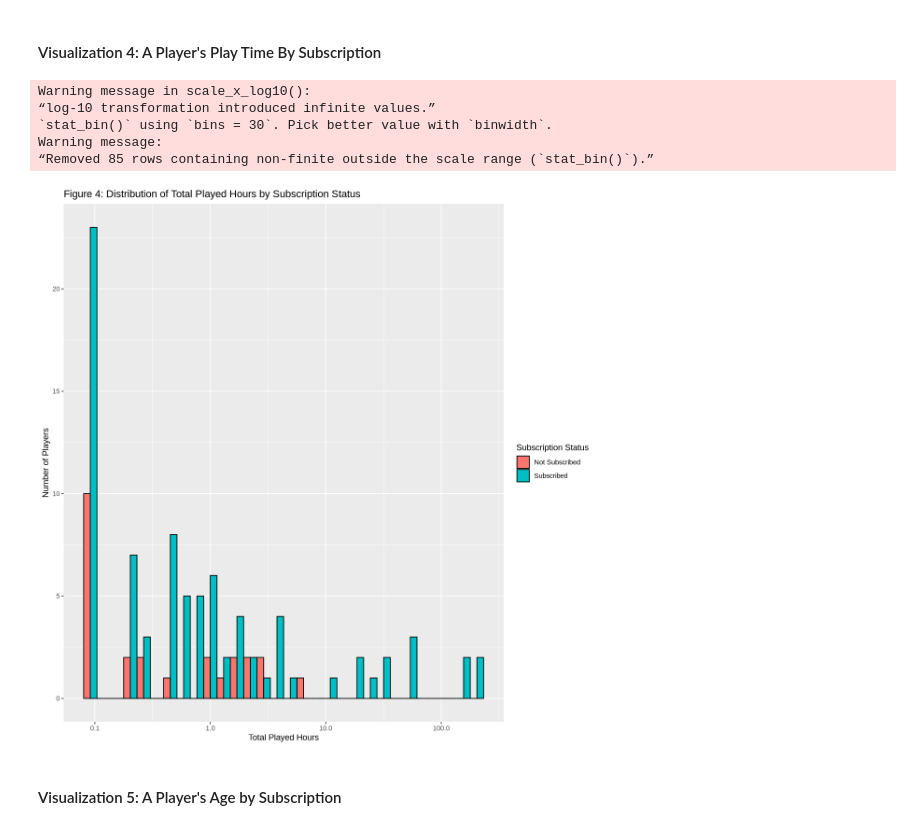
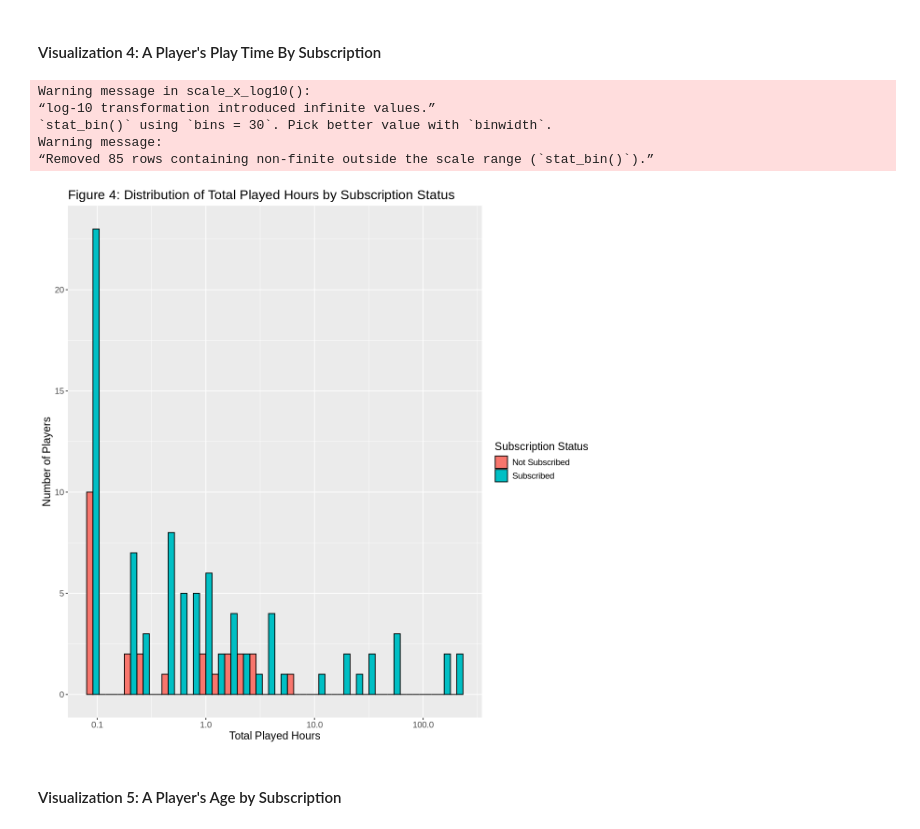
Before and after one commit to crowbirdy/project-003-29, a Jupyter notebook: Final_project.ipynb, the cells around one changed output. Drawn from its saved outputs; the diff is of its cells as text; code cells hidden in the pictures.

```diff
--- a/Final_project.ipynb
+++ b/Final_project.ipynb
@@ -165,24 +186,25 @@ subscription_distribution_plot
 # %%
 # visualization of player's play time distribution by subscription staus
 options (repr.plot.width = 10, repr.plot.height = 10)
 
 total_played_hours_plot <- ggplot(players_tidy, aes(x = played_hours, fill = subscribe)) +
   geom_histogram(color = "black", position = "dodge") +
   scale_x_log10() +
   labs(
     title = "Figure 4: Distribution of Total Played Hours by Subscription Status",
     x = "Total Played Hours",
     y = "Number of Players",
     fill = "Subscription Status"
-  )
+  )  +
+  theme(text = element_text(size = 14))
 total_played_hours_plot
 # %% [output]
 Warning message in scale_x_log10():
 “log-10 transformation introduced infinite values.”
 `stat_bin()` using `bins = 30`. Pick better value with `binwidth`.
 Warning message:
 “Removed 85 rows containing non-finite outside the scale range (`stat_bin()`).”
-[figure, old version]
+[figure, new version]
 # %% [markdown]
 #### Visualization 5: A Player's Age by Subscription
 # %%
```
Also changed, not shown: parts of 7 cells of this notebook.
